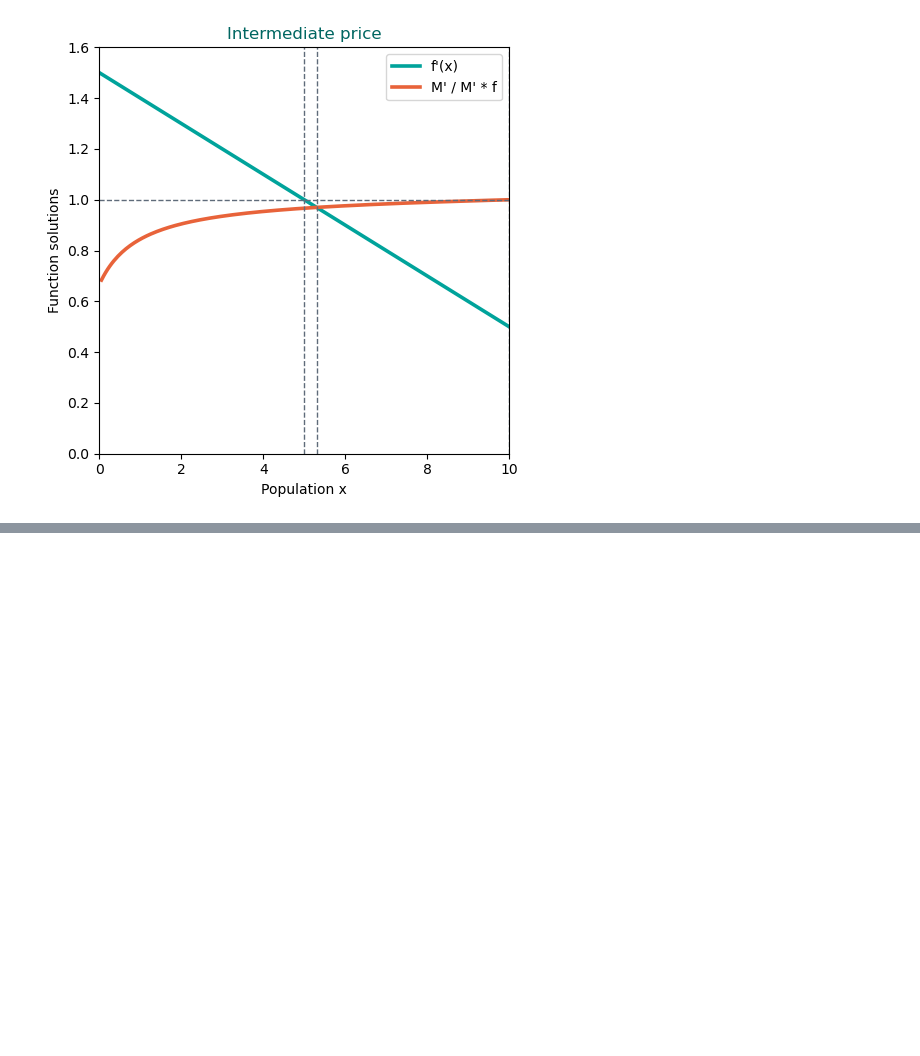
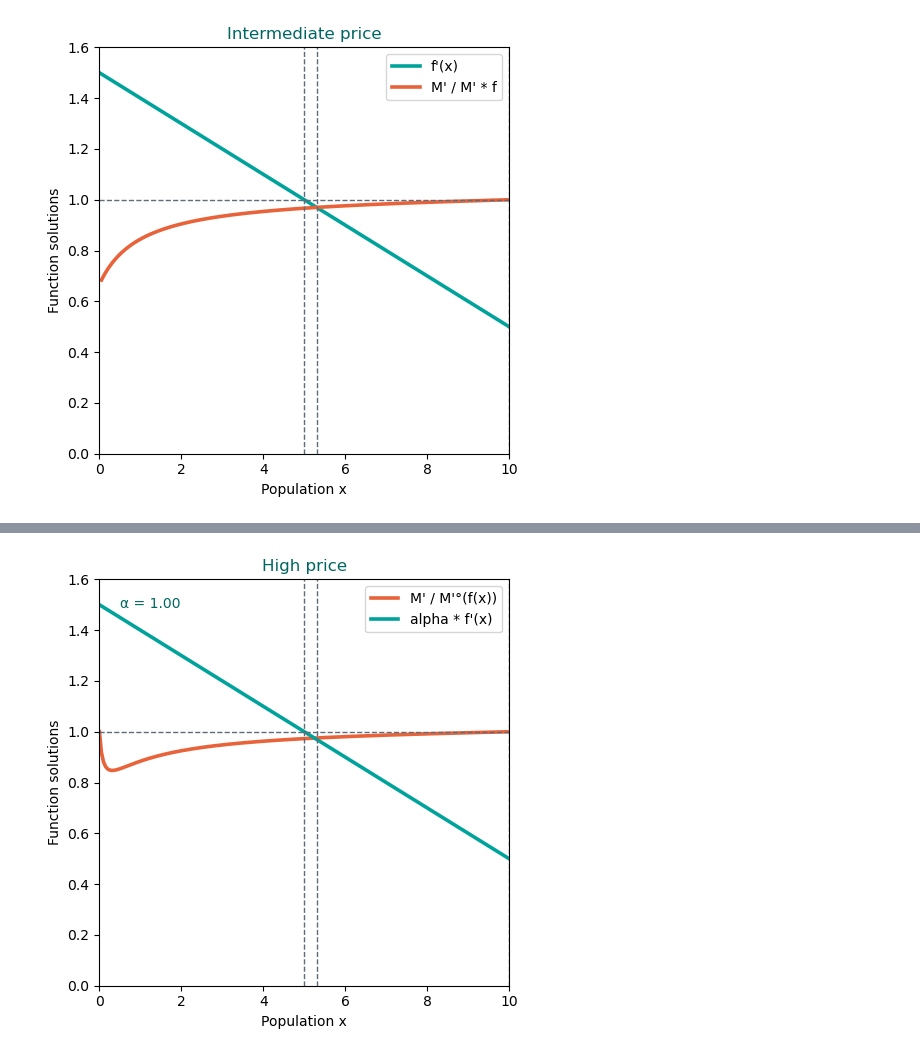
Before and after one commit to leara2/assignment2, a Jupyter notebook: Figure3codeclean.ipynb, the cells around one changed output, grey strips where cells are left out. Cells and saved outputs as stored; diff of their text form; code cells hidden in the pictures; blank space fills up the shorter version.

```diff
--- a/Figure3codeclean.ipynb
+++ b/Figure3codeclean.ipynb
@@ -124,0 +127,70 @@ ax.legend(); plt.tight_layout(); plt.show()
+# %%
+# ------------------------------------------
+# Animation
+# ------------------------------------------
+
+fig, ax = plt.subplots(figsize=(5, 5))
+
+p = p_high
+
+# Fixed economic curve
+ax.plot(
+    x, second_curve(x, p),
+    color=CORAL, lw=2.6, label="M' / M'°(f(x))"
+)
+
+# Animated discounted derivative
+line, = ax.plot(
+    x, discount_f_deriv(x),
+    color=TEAL, lw=2.6, label="alpha * f'(x)"
+)
+
+# Fixed reference lines
+ax.axvline(xmax, color=SLATE, linestyle="--", lw=1)
+ax.axvline(xi, color=SLATE, linestyle="--", lw=1)
+ax.axvline(x_equilib, color=SLATE, linestyle="--", lw=1)
+ax.axhline(1, color=SLATE, linestyle="--", lw=1)
+
+ax.set_xlabel("Population x")
+ax.set_ylabel("Function solutions")
+ax.set_title("High price", color=DARK_TEAL)
+ax.set_xlim(0, 10)
+ax.set_ylim(0, 1.6)
+ax.legend()
+
+# Display current alpha on the plot
+alpha_label = ax.text(
+    0.05, 0.93, "",
+    transform=ax.transAxes,
+    color=DARK_TEAL
+)
+
+# Vary alpha from 1 to 0
+alphas = np.linspace(1, 0, 101)
+
+def update(frame):
+    alpha = alphas[frame]
+
+    line.set_ydata(alpha * f_deriv(x))
+
+    alpha_label.set_text(f"α = {alpha:.2f}")
+    return line, alpha_label
+
+animation = FuncAnimation(
+    fig,
+    update,
+    frames=len(alphas),
+    interval=80,
+    blit=True
+)
+
+plt.tight_layout()
+plt.show()
+
+# Save the animation as a GIF
+animation.save(
+    "clark_figure3_high_price.gif",
+    writer=PillowWriter(fps=15)
+)
+# %% [output]
+[figure, added]
```
Also changed, not shown: parts of 2 cells of this notebook.
